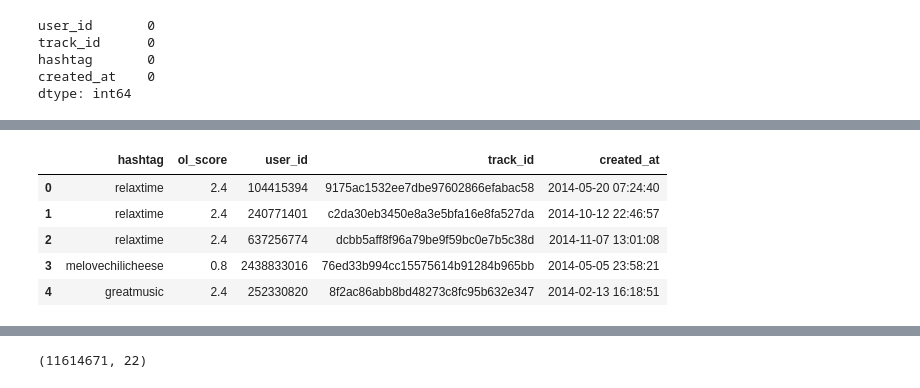
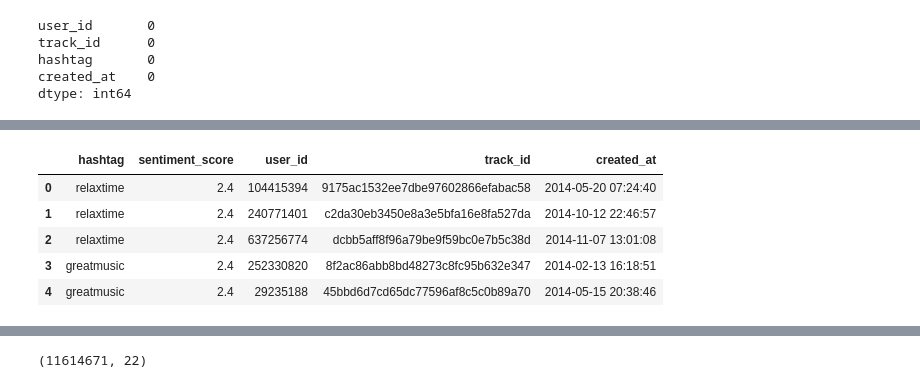
Before and after one commit to chelseapower/dsc-4-final-project-online-ds-pt-011419, a Jupyter notebook: student.ipynb, the cells around one changed output, grey strips where cells are left out. Saved outputs shown, nothing was run; the diff lists cells and outputs as text; code cells hidden in the pictures.

```diff
--- a/student.ipynb
+++ b/student.ipynb
@@ -206,8 +232,8 @@ dtypes: float64(8), object(1)
 memory usage: 372.1+ KB
 # %%
 #Remove all of the unnecessary scores - ol_score has the highest amount of ratings per hashtag
-df_tweets = df_tweets.drop(['vader_score','afinn_score','ss_score','vader_avg','afinn_avg','ol_avg','ss_avg'], axis=1)
-df_tweets.head()
+df1 = df.drop(['vader_score','afinn_score','ss_score','vader_avg','afinn_avg','ol_avg','ss_avg'], axis=1)
+df1.head()
 # %% [output]
 |  | hashtag | ol_score |
 | 0 | relaxtime | 2.4 |
@@ -215,3 +241,6 @@ df_tweets.head()
 | 2 | greatmusic | 2.4 |
 | 3 | rockballad | 0.7 |
 | 4 | amonamarth | 0.3 |
+# %%
+df1 = df1.dropna(axis = 0, how ='any')
+df1.info()
@@ -217,0 +276,4 @@ df_tweets.head()
+# %%
+#Rename column
+df1.rename(columns = {'ol_score':'sentiment_score'}, inplace = True)
+df1.head()
@@ -256,8 +372,8 @@ dtype: int64
 # Get the count of the track_id
 counts = df2['track_id'].value_counts()
 
-# Select the items where the track_id count is less than 10 and remove them
-df2 = df2[~df2['track_id'].isin(counts[counts < 10].index)]
+# Select the items where the track_id count is less than 50 and remove them
+df2 = df2[~df2['track_id'].isin(counts[counts < 50].index)]
 
 # Show info
 df2.info()
@@ -274,14 +420,14 @@ memory usage: 643.7+ MB
 # %%
 #Merge CSV files into a single file based on hashtag
-df_sentiment = pd.merge(df_tweets, df2, on="hashtag", how='inner')
+df_sentiment = pd.merge(df1, df2, on="hashtag", how='inner')
 df_sentiment.head()
 # %% [output]
-|  | hashtag | ol_score | user_id | track_id | created_at |
+|  | hashtag | sentiment_score | user_id | track_id | created_at |
 | 0 | relaxtime | 2.4 | 104415394 | 9175ac1532ee7dbe97602866efabac58 | 2014-05-20 07:24:40 |
 | 1 | relaxtime | 2.4 | 240771401 | c2da30eb3450e8a3e5bfa16e8fa527da | 2014-10-12 22:46:57 |
 | 2 | relaxtime | 2.4 | 637256774 | dcbb5aff8f96a79be9f59bc0e7b5c38d | 2014-11-07 13:01:08 |
-| 3 | melovechilicheese | 0.8 | 2438833016 | 76ed33b994cc15575614b91284b965bb | 2014-05-05 23:58:21 |
-| 4 | greatmusic | 2.4 | 252330820 | 8f2ac86abb8bd48273c8fc95b632e347 | 2014-02-13 16:18:51 |
+| 3 | greatmusic | 2.4 | 252330820 | 8f2ac86abb8bd48273c8fc95b632e347 | 2014-02-13 16:18:51 |
+| 4 | greatmusic | 2.4 | 29235188 | 45bbd6d7cd65dc77596af8c5c0b89a70 | 2014-05-15 20:38:46 |
 # %%
 #Confirm null values in new dataframe
 df_sentiment.apply(lambda x: x.isnull().sum())
```
Also changed, not shown: parts of 141 cells of this notebook, 2 other files.
